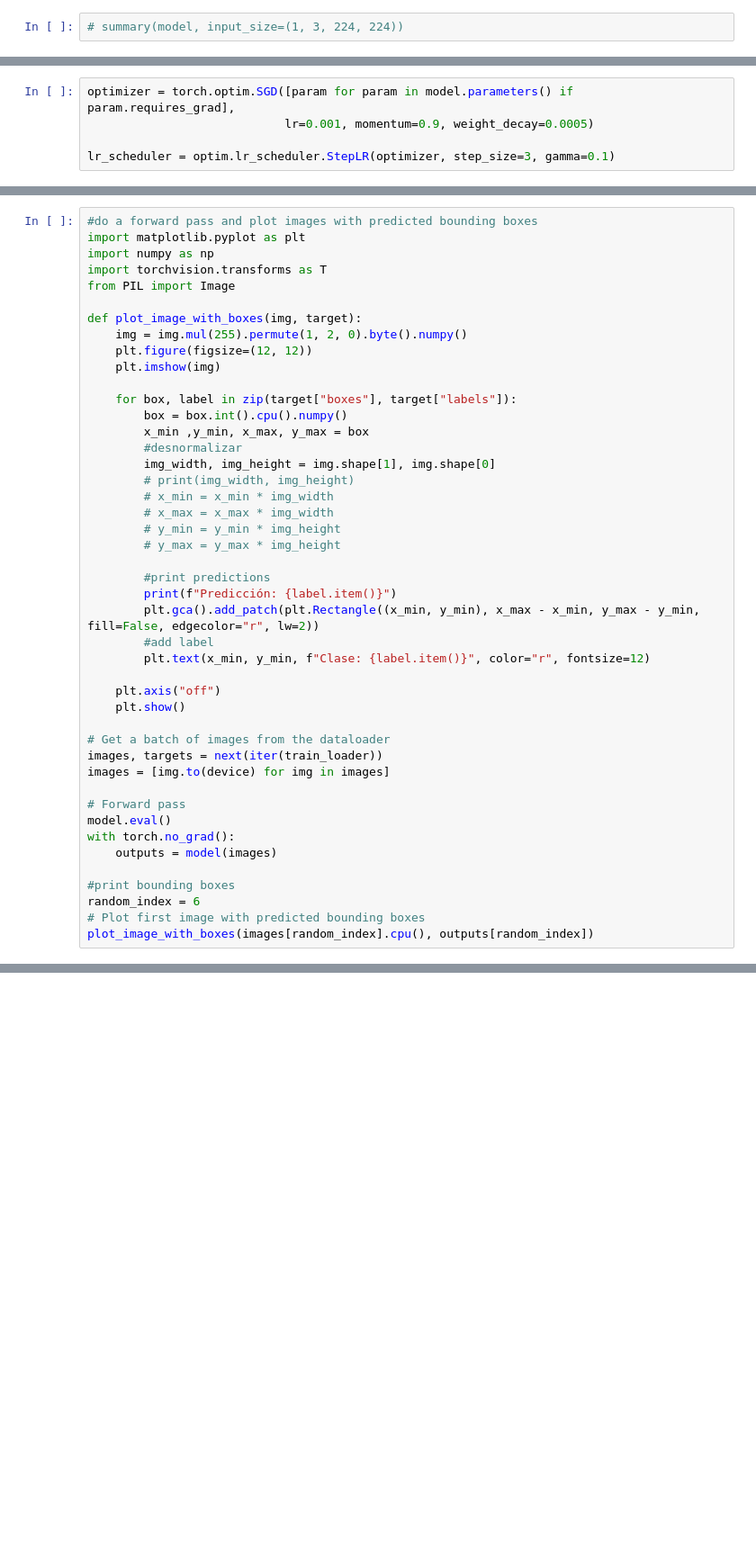
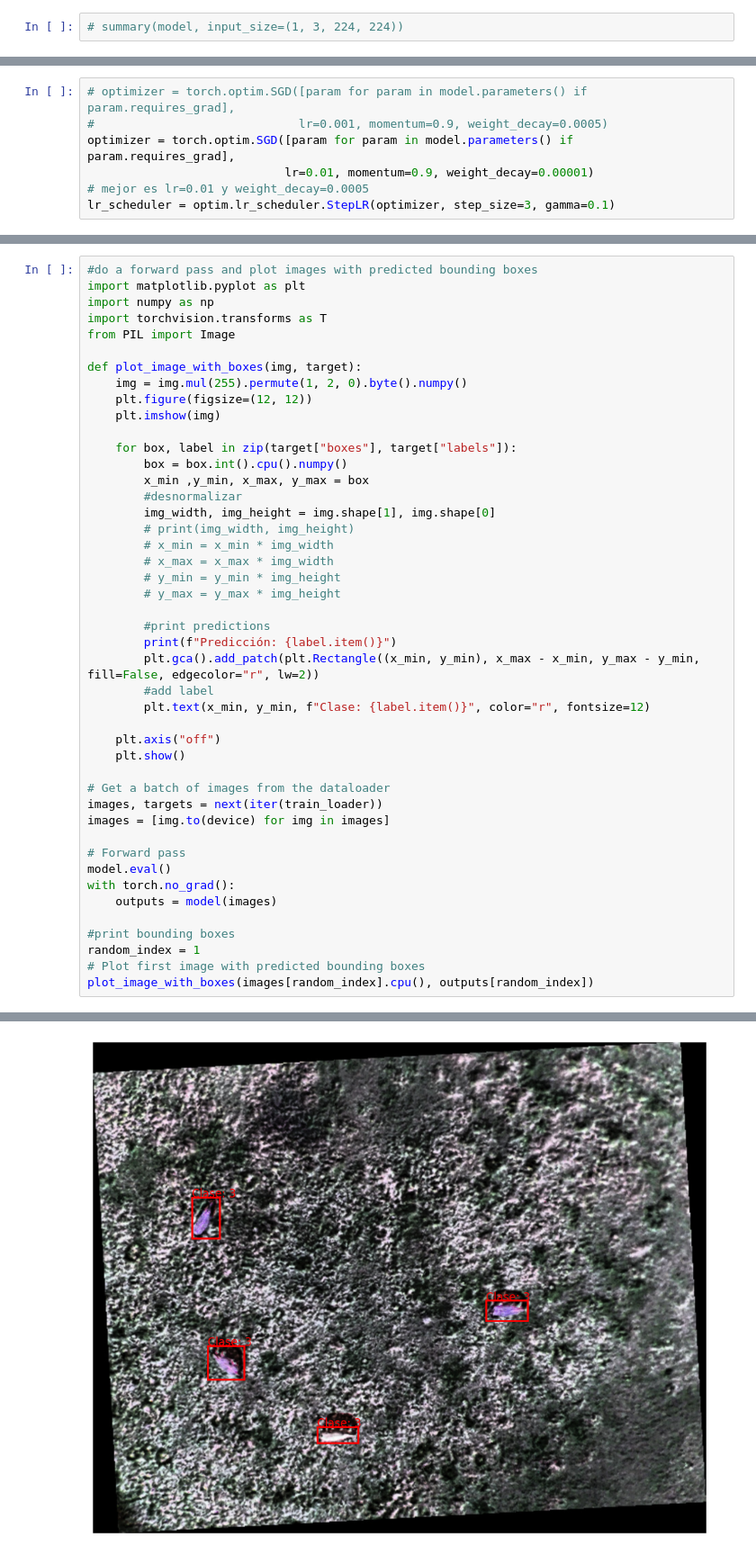
Before and after one commit to SantiPourteau/Wildlife-Monitoring, a Jupyter notebook: Desarrollo/src/train_models/train.ipynb, the cells around one changed output, grey strips where cells are left out. Shown at 90% size. Cells and saved outputs as stored; diff of their text form; blank space fills up the shorter version.

```diff
--- a/Desarrollo/src/train_models/train.ipynb
+++ b/Desarrollo/src/train_models/train.ipynb
@@ -163,9 +163,11 @@ roi_heads.mask_head.2.0.bias True
 roi_heads.mask_head.3.0.weight True
 roi_heads.mask_head.3.0.bias True
 # %%
+# optimizer = torch.optim.SGD([param for param in model.parameters() if param.requires_grad],
+#                             lr=0.001, momentum=0.9, weight_decay=0.0005)
 optimizer = torch.optim.SGD([param for param in model.parameters() if param.requires_grad],
-                            lr=0.001, momentum=0.9, weight_decay=0.0005)
-
+                            lr=0.01, momentum=0.9, weight_decay=0.00001)
+# mejor es lr=0.01 y weight_decay=0.0005
 lr_scheduler = optim.lr_scheduler.StepLR(optimizer, step_size=3, gamma=0.1)
 # %%
 # Entrenamiento
@@ -263,7 +267,7 @@ with torch.no_grad():
     outputs = model(images)
 
 #print bounding boxes
-random_index = 6
+random_index = 1
 # Plot first image with predicted bounding boxes
 plot_image_with_boxes(images[random_index].cpu(), outputs[random_index])
 # %% [output]
@@ -270,0 +278 @@ IndexError: list index out of range
+[figure, added]
```
Also changed, not shown: parts of 4 cells of this notebook, 1 other file.
